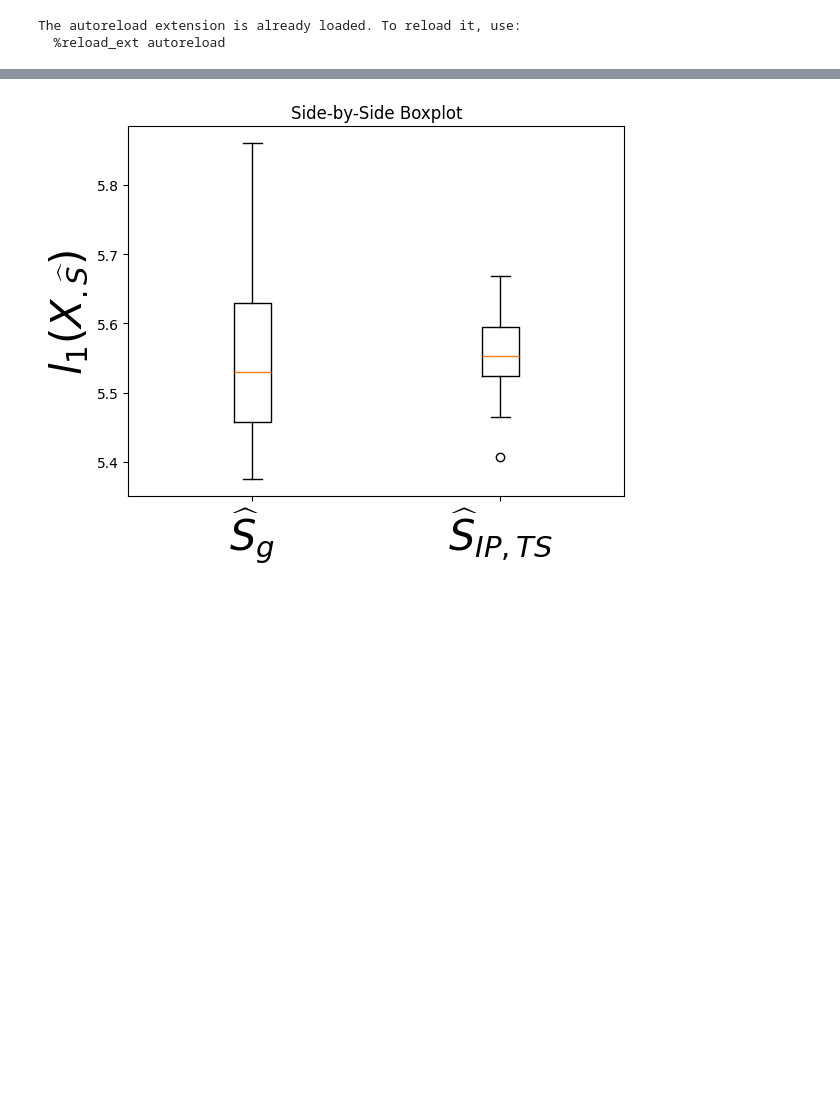
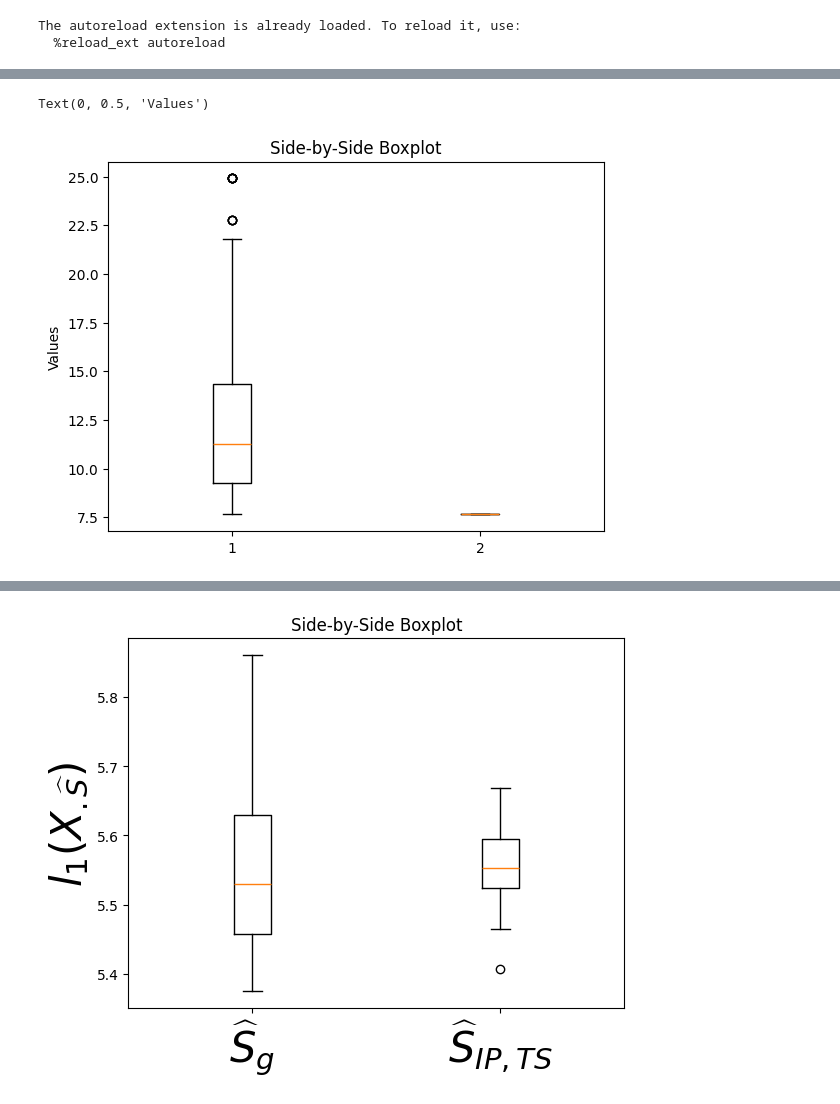
Before and after one commit to sjkoelle/isometry-pursuit, a Jupyter notebook: experiments/Figure2.ipynb, the cells around one changed output, grey strips where cells are left out. Drawn from its saved outputs; the diff is of its cells as text; code cells hidden in the pictures; blank space fills up the shorter version.

```diff
--- a/experiments/Figure2.ipynb
+++ b/experiments/Figure2.ipynb
@@ -102,0 +188,10 @@ isometry_loss_power = lambda x : isometry_loss(x, power)
+# %%
+import matplotlib.pyplot as plt
+
+data = [brute_losses, greedy_multitask_norms_two_stage]
+plt.boxplot(data)
+plt.title('Side-by-Side Boxplot')
+plt.ylabel('Values')
+# %% [output]
+Text(0, 0.5, 'Values')
+[figure, added]
```
Also changed, not shown: parts of 21 cells of this notebook, 3 other files.
